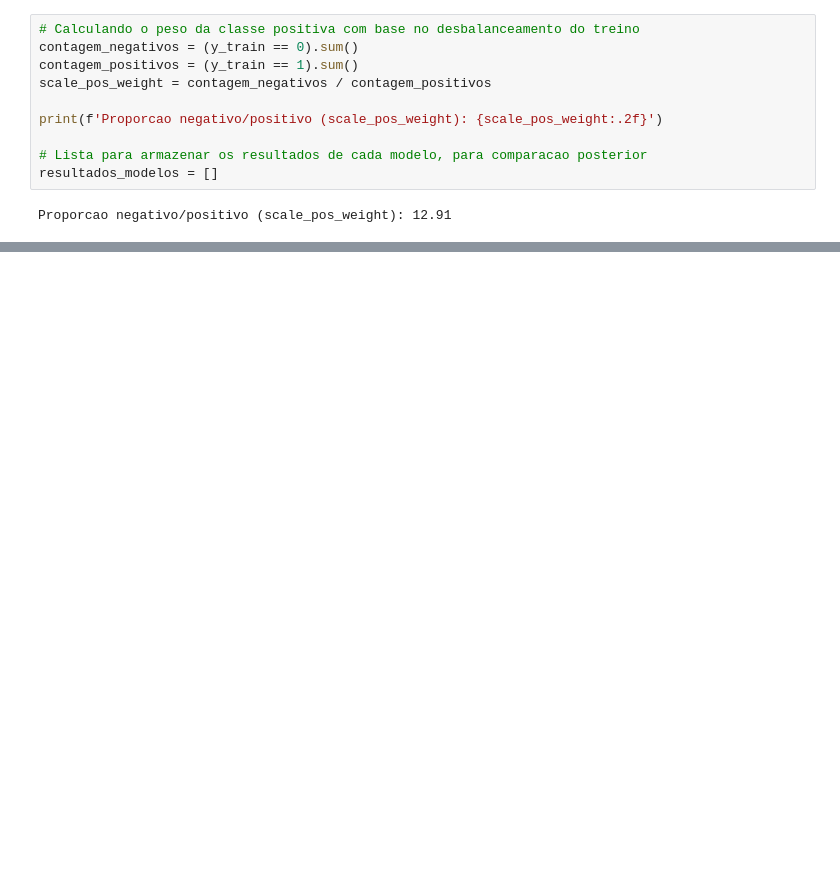
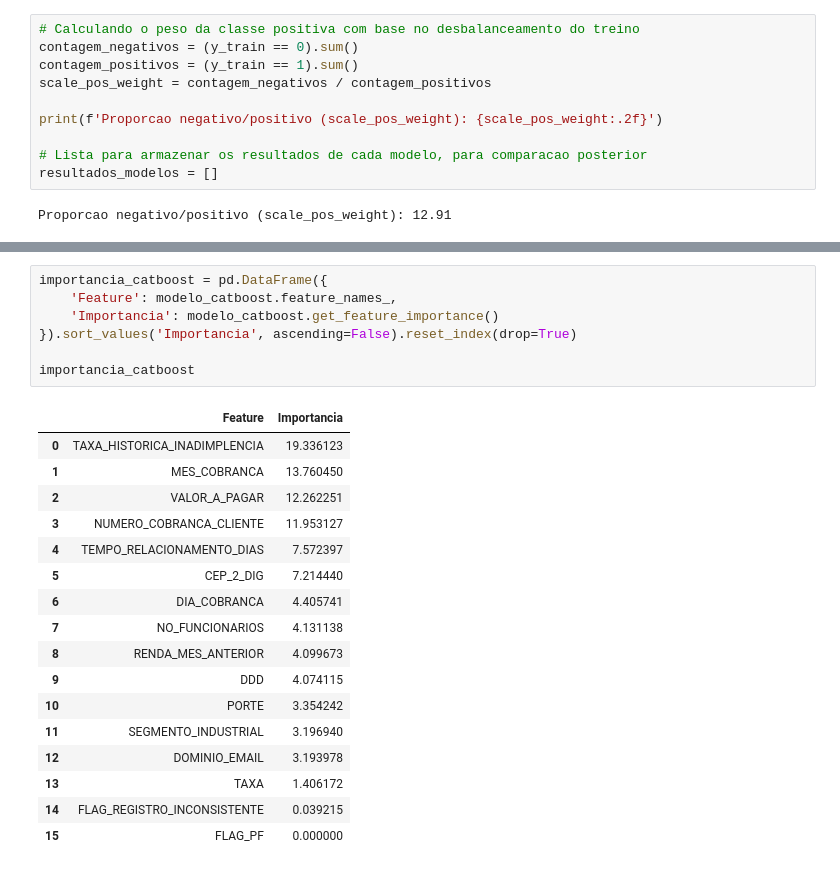
Before and after one commit to Gabverz/datarisk-case-ds-junior, a Jupyter notebook: notebooks/previsao_inadimplencia.ipynb, the cells around one changed output, grey strips where cells are left out. Cells and saved outputs as stored; diff of their text form; blank space fills up the shorter version.

```diff
--- a/notebooks/previsao_inadimplencia.ipynb
+++ b/notebooks/previsao_inadimplencia.ipynb
@@ -1001,0 +1011,25 @@ print(base_completa['FLAG_REGISTRO_INCONSISTENTE'].mean())
+# %%
+importancia_catboost = pd.DataFrame({
+    'Feature': modelo_catboost.feature_names_,
+    'Importancia': modelo_catboost.get_feature_importance()
+}).sort_values('Importancia', ascending=False).reset_index(drop=True)
+
+importancia_catboost
+# %% [output]
+|  | Feature | Importancia |
+| 0 | TAXA_HISTORICA_INADIMPLENCIA | 19.336123 |
+| 1 | MES_COBRANCA | 13.760450 |
+| 2 | VALOR_A_PAGAR | 12.262251 |
+| 3 | NUMERO_COBRANCA_CLIENTE | 11.953127 |
+| 4 | TEMPO_RELACIONAMENTO_DIAS | 7.572397 |
+| 5 | CEP_2_DIG | 7.214440 |
+| 6 | DIA_COBRANCA | 4.405741 |
+| 7 | NO_FUNCIONARIOS | 4.131138 |
+| 8 | RENDA_MES_ANTERIOR | 4.099673 |
+| 9 | DDD | 4.074115 |
+| 10 | PORTE | 3.354242 |
+| 11 | SEGMENTO_INDUSTRIAL | 3.196940 |
+| 12 | DOMINIO_EMAIL | 3.193978 |
+| 13 | TAXA | 1.406172 |
+| 14 | FLAG_REGISTRO_INCONSISTENTE | 0.039215 |
+| 15 | FLAG_PF | 0.000000 |
```
Also changed, not shown: parts of 10 cells of this notebook, 6 other files.
